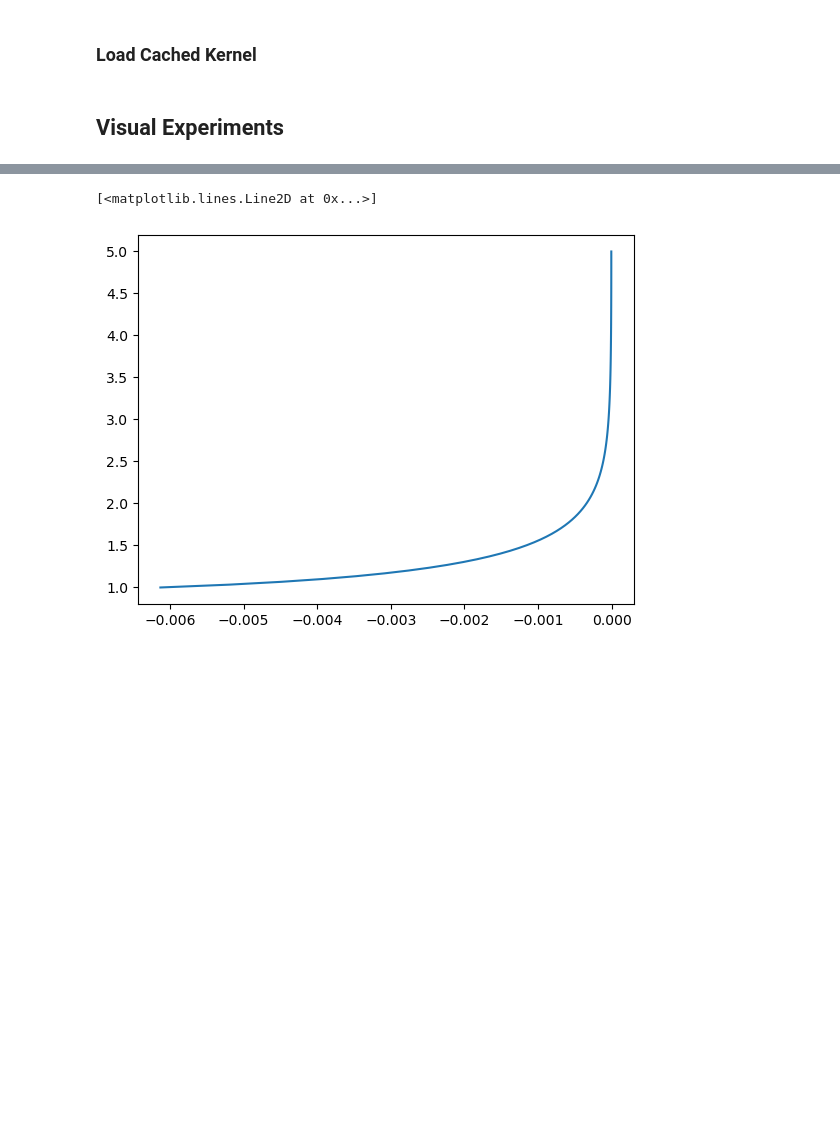
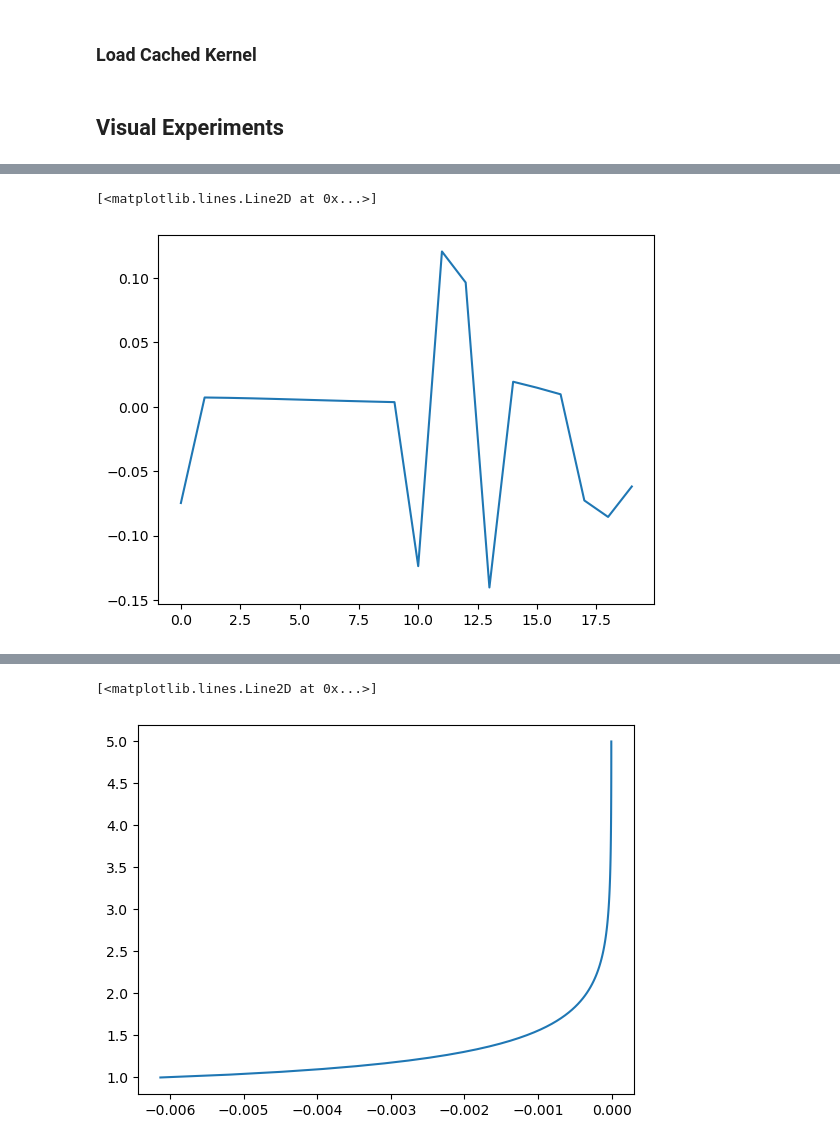
Before and after one commit to mjt257/SSWs, a Jupyter notebook: notebooks/steady_states_searching.ipynb, the cells around one changed output, grey strips where cells are left out. Cells and saved outputs as stored; diff of their text form; code cells hidden in the pictures; blank space fills up the shorter version.

```diff
--- a/notebooks/steady_states_searching.ipynb
+++ b/notebooks/steady_states_searching.ipynb
@@ -100,2 +123,7 @@ vecced_delta = np.array([Delta * b for b in b_grid])
 
 dDelta_all, eigenvalues_all, eigenvectors_all =  compute_dDelta_dt_from_range_Delta(vecced_delta, Delta_E, S_hat, delta_hat, gamma, kappa, Li, oc, F_k, R, zg, k, num_eigenvalues = N)
+# %%
+Delta = np.ones(N)
+L_matrix = Li * Delta * dz
+omega_c_matrix = np.diag(oc @ Delta * dz)
+base_eigenvalues, base_eigenvectors = np.linalg.eig(L_matrix - omega_c_matrix)
@@ -101,0 +160,5 @@ dDelta_all, eigenvalues_all, eigenvectors_all =  compute_dDelta_dt_from_range_De
+# %%
+plt.plot([eigenvalues_arr[i-1, 4] - eigenvalues_arr[i, 4] for i in range(1, len(vecced_delta))])
+# %% [output]
+[<matplotlib.lines.Line2D at 0x...>]
+[figure, added]
```
Also changed, not shown: parts of 18 cells of this notebook, 1 other file.
